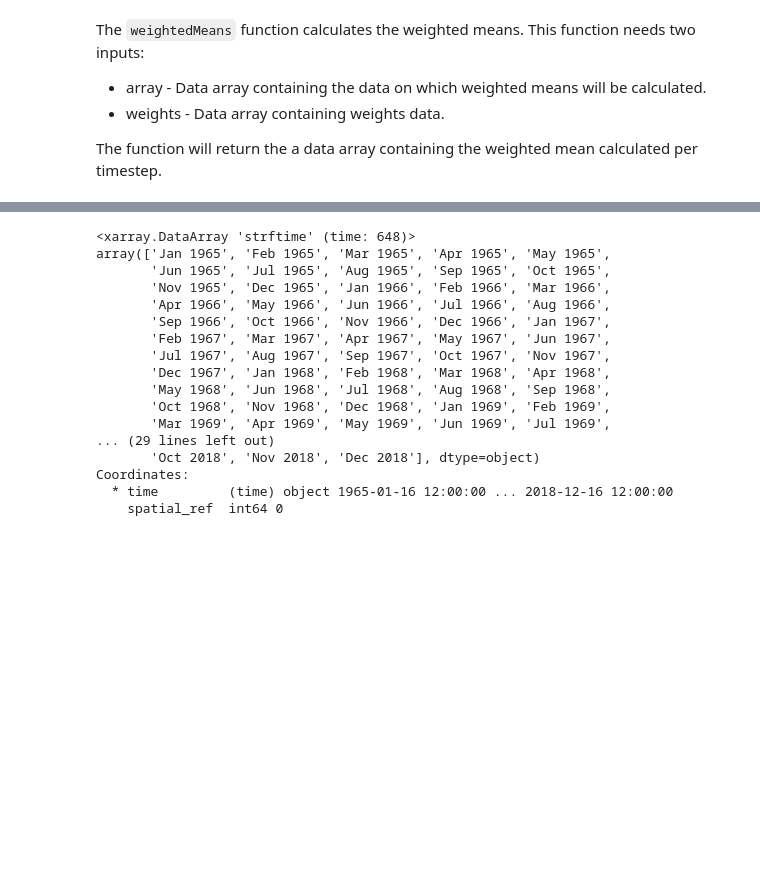
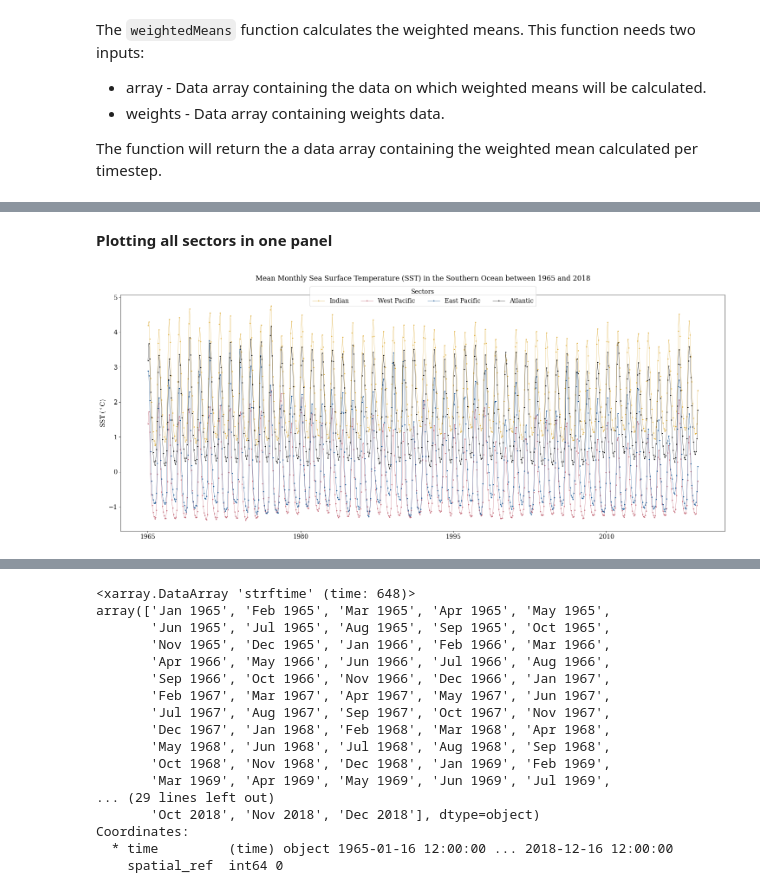
Before and after one commit to lidefi87/ACCESS_scripts_DFA, a Jupyter notebook: Scripts/ZonalStatistics.ipynb, the cells around one changed output, grey strips where cells are left out. Cells and saved outputs as stored; diff of their text form; code cells hidden in the pictures; blank space fills up the shorter version.

```diff
--- a/Scripts/ZonalStatistics.ipynb
+++ b/Scripts/ZonalStatistics.ipynb
@@ -303,0 +350,32 @@ weightedIndian.plot(figsize = (20, 4), linewidth=0.5, marker='o',markersize=1.5)
+# %% [markdown]
+**Plotting all sectors in one panel**
+# %%
+#Intitialise figure
+fig, ax = plt.subplots(figsize = (25, 10))
+
+#Set font family and font size for the entire graph
+plt.rcParams['font.family'] = 'serif'
+plt.rcParams['font.size'] = 14
+
+#Start plotting each sector
+weightedIndian.plot(ax = ax, linewidth=0.5, marker='o',markersize=1.5, color = '#DDAA33', label = "Indian")
+weightedWP.plot(ax = ax, linewidth=0.5, marker='o',markersize=1.5, color = '#BB5566', label = "West Pacific")
+weightedEP.plot(ax = ax, linewidth=0.5, marker='o',markersize=1.5, color = '#004488', label = "East Pacific")
+weightedAtlantic.plot(ax = ax, linewidth=0.5, marker='o',markersize=1.5, color = '#000000', label = "Atlantic")
+
+#Add legend to graph - Add a title, change number of columns being shown, change location to the upper center, and use a med size font
+ax.legend(title = "Sectors", ncol = 4, bbox_to_anchor = (0.5, 1.05), loc = 'upper center', fontsize = 'medium')
+#Note for `bbox_to_anchor`, (0, 0) refers to the bottom left corner of the graph, and (1, 1) refers to the top right corner of the figure
+
+#Remove x label
+ax.set_xlabel("")
+#Change y label
+ax.set_ylabel("SST ($^\circ$C)")
+
+#Add a title to the graph
+ax.set_title('Mean Monthly Sea Surface Temperature (SST) in the Southern Ocean between 1965 and 2018', size = 16, y = 1.05)
+
+#Saving the plot
+plt.savefig('/g/data/v45/la6889/Figures/TimeSeries/SST/MeanMonthlySST_AllSectorOnePanels.png', dpi = 350)
+# %% [output]
+[figure, added]
```
Also changed, not shown: parts of 17 cells of this notebook.
